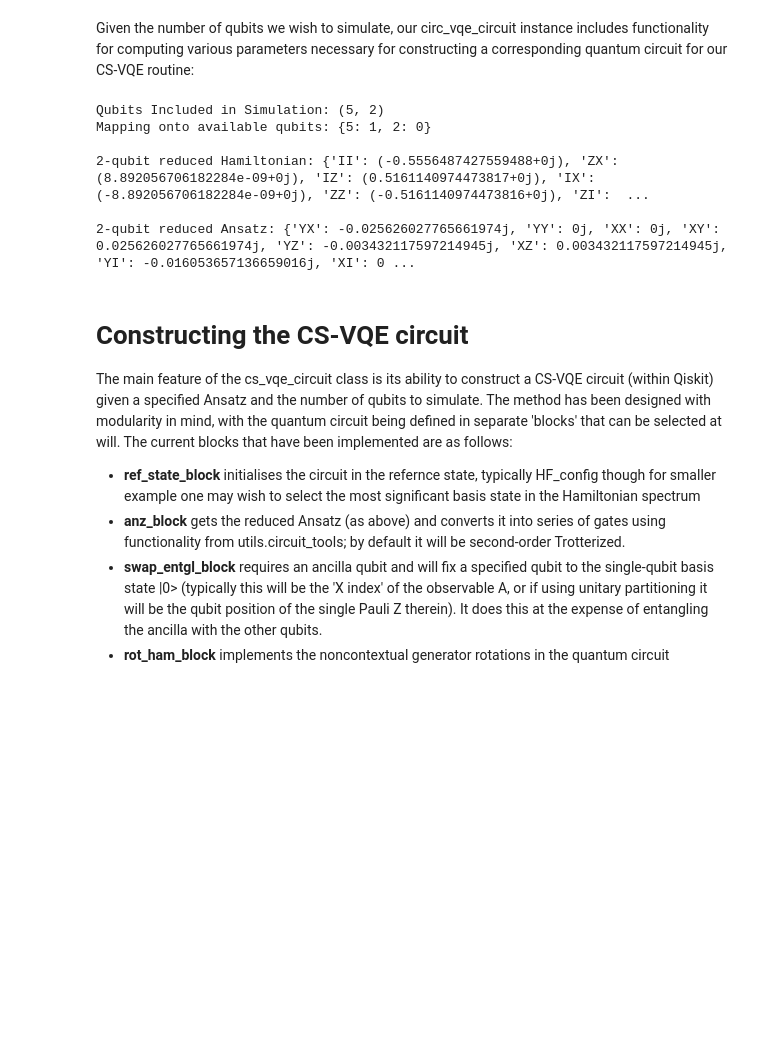
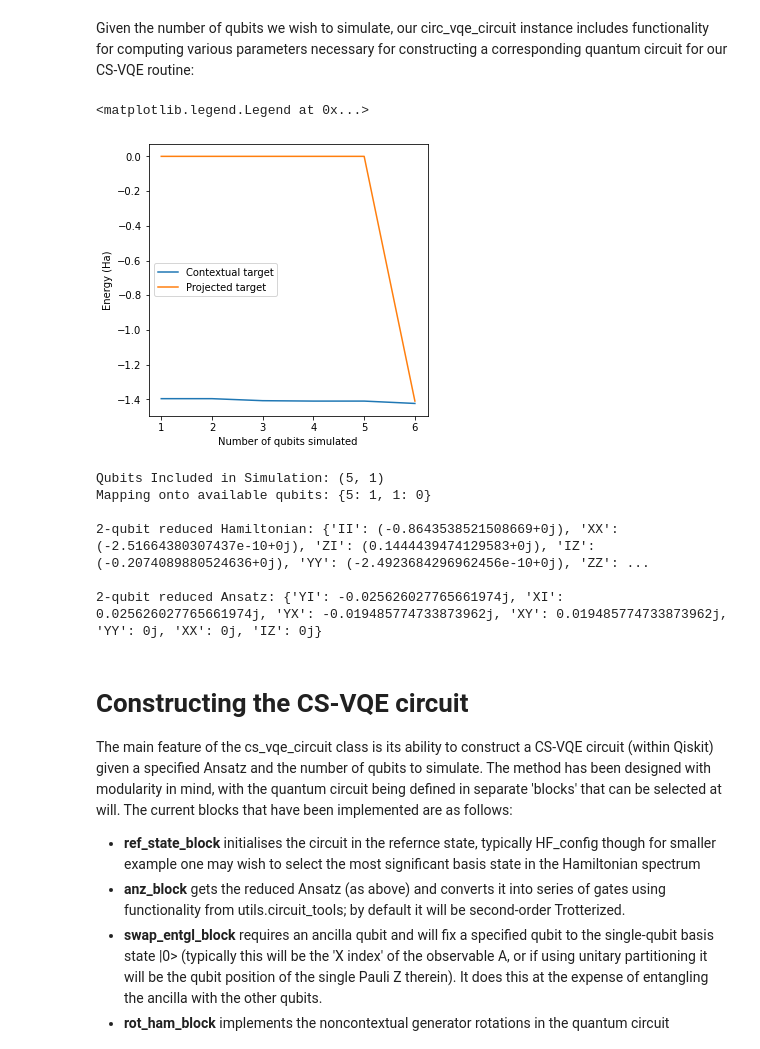
Before and after one commit to wmkirby1/CS-VQE, a Jupyter notebook: usage.ipynb, the cells around one changed output. Cells and saved outputs as stored; diff of their text form; code cells hidden in the pictures; blank space fills up the shorter version.

```diff
--- a/usage.ipynb
+++ b/usage.ipynb
@@ -49,3 +49,39 @@ print('Hartree-Fock state:', mol_circ.HF_config)
 Hartree-Fock state: 110000
 # %% [markdown]
 Given the number of qubits we wish to simulate, our circ_vqe_circuit instance includes functionality for computing various parameters necessary for constructing a corresponding quantum circuit for our CS-VQE routine:
+# %%
+import numpy as np
+import matplotlib.pyplot as plt
+import utils.linalg_tools as la
+import utils.qonversion_tools as qonvert
+import utils.cs_vqe_tools as c_tools
+from openfermion.linalg import LinearQubitOperator, get_sparse_operator, get_ground_state
+
+A = mol_circ.A
+qubit_nums = range(1, num_qubits+1)
+gs_true = []
+gs_pos_proj = []
+
+for n_q in qubit_nums:
+    ham_red = mol_circ.ham_reduced[n_q]
+    ham_red_q = qonvert.dict_to_WeightedPauliOperator(ham_red)
+    ham_mat = ham_red_q.to_matrix()
+    gs_true.append(get_ground_state(ham_mat)[0])
+
+    A_red = mol_circ.reduce_anz_terms(A, n_q)
+
+    eig_pos_mat = np.matrix(la.eigenstate_projector(A_red, n_q))
+    ham_pos_proj = eig_pos_mat*ham_mat*eig_pos_mat.H
+    gs_pos_proj.append(get_ground_state(ham_pos_proj)[0])
+
+fig, axs = plt.subplots(figsize = (5,5))
+
+axs.plot(qubit_nums, gs_true, label='Contextual target')
+axs.plot(qubit_nums, gs_pos_proj, label='Projected target')
+axs.set_xlabel('Number of qubits simulated')
+axs.set_ylabel('Energy (Ha)')
+#plt.plot(qubit_nums, gs_neg_proj, label='Proj energy -1 eigenspace')
+axs.legend()
+# %% [output]
+<matplotlib.legend.Legend at 0x...>
+[figure, added]
@@ -54,15 +92,15 @@ num_sim_q = 2
 
 print('Qubits Included in Simulation:', mol_circ.sim_qubits(num_sim_q)[0])
 print('Mapping onto available qubits:', mol_circ.qubit_map(num_sim_q), '\n')
-print('%i-qubit reduced Hamiltonian:'%num_sim_q, mol_circ.ham_reduced[num_sim_q-1], '\n')
+print('%i-qubit reduced Hamiltonian:'%num_sim_q, mol_circ.ham_reduced[num_sim_q], '\n')
 print('%i-qubit reduced Ansatz:'%num_sim_q, mol_circ.reduce_anz_terms(uccsd, num_sim_q))
 # %% [output]
-Qubits Included in Simulation: (5, 2)
-Mapping onto available qubits: {5: 1, 2: 0}
+Qubits Included in Simulation: (5, 1)
+Mapping onto available qubits: {5: 1, 1: 0}
 
-2-qubit reduced Hamiltonian: {'II': (-0.5556487427559488+0j), 'ZX': (8.892056706182284e-09+0j), 'IZ': (0.5161140974473817+0j), 'IX': (-8.892056706182284e-09+0j), 'ZZ': (-0.5161140974473816+0j), 'ZI':  ...
+2-qubit reduced Hamiltonian: {'II': (-0.8643538521508669+0j), 'XX': (-2.51664380307437e-10+0j), 'ZI': (0.1444439474129583+0j), 'IZ': (-0.2074089880524636+0j), 'YY': (-2.4923684296962456e-10+0j), 'ZZ': ...
 
-2-qubit reduced Ansatz: {'YX': -0.025626027765661974j, 'YY': 0j, 'XX': 0j, 'XY': 0.025626027765661974j, 'YZ': -0.003432117597214945j, 'XZ': 0.003432117597214945j, 'YI': -0.016053657136659016j, 'XI': 0 ...
+2-qubit reduced Ansatz: {'YI': -0.025626027765661974j, 'XI': 0.025626027765661974j, 'YX': -0.019485774733873962j, 'XY': 0.019485774733873962j, 'YY': 0j, 'XX': 0j, 'IZ': 0j}
 # %% [markdown]
 # Constructing the CS-VQE circuit
 
```
Also changed, not shown: parts of 14 cells of this notebook, 5 other files.
